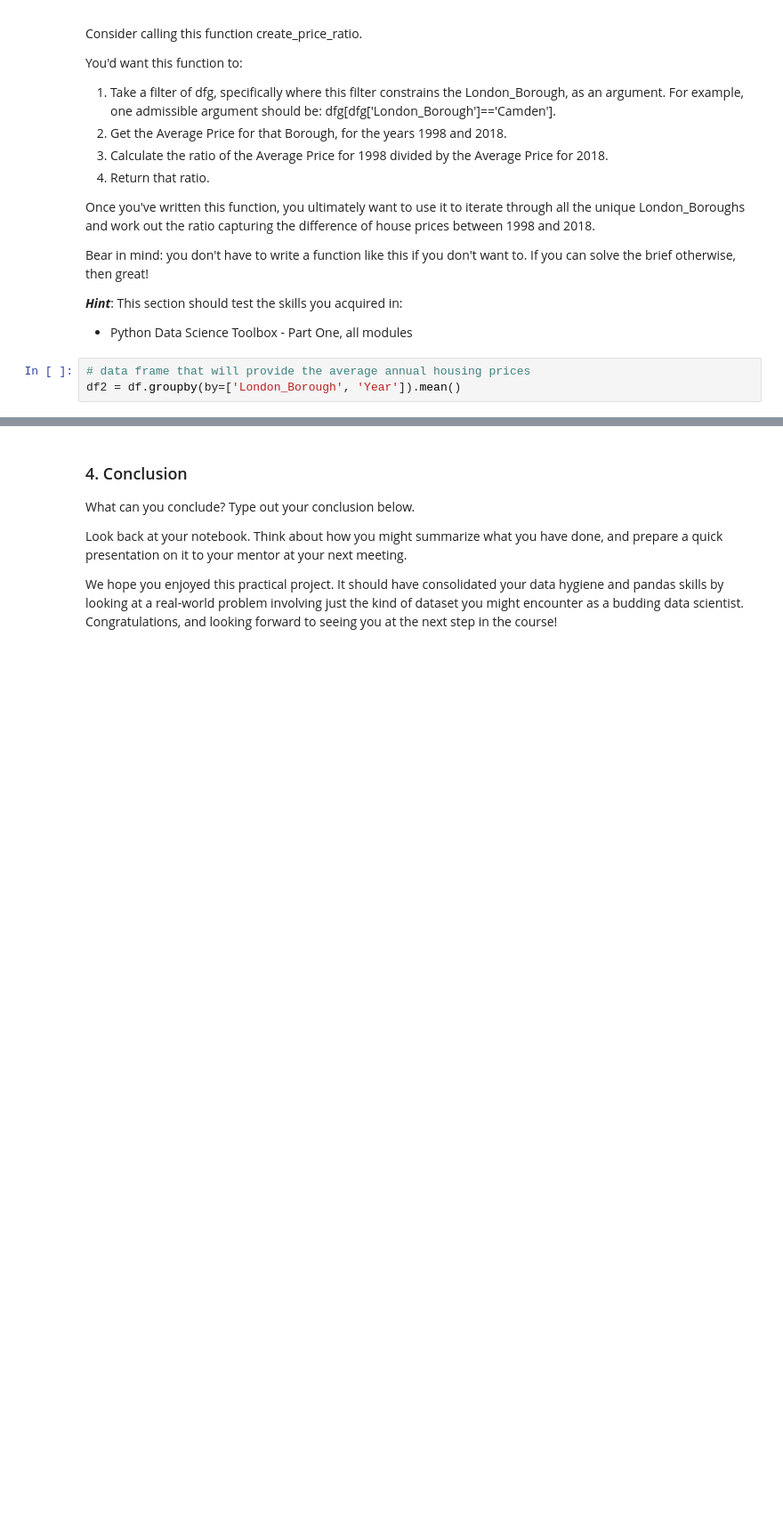
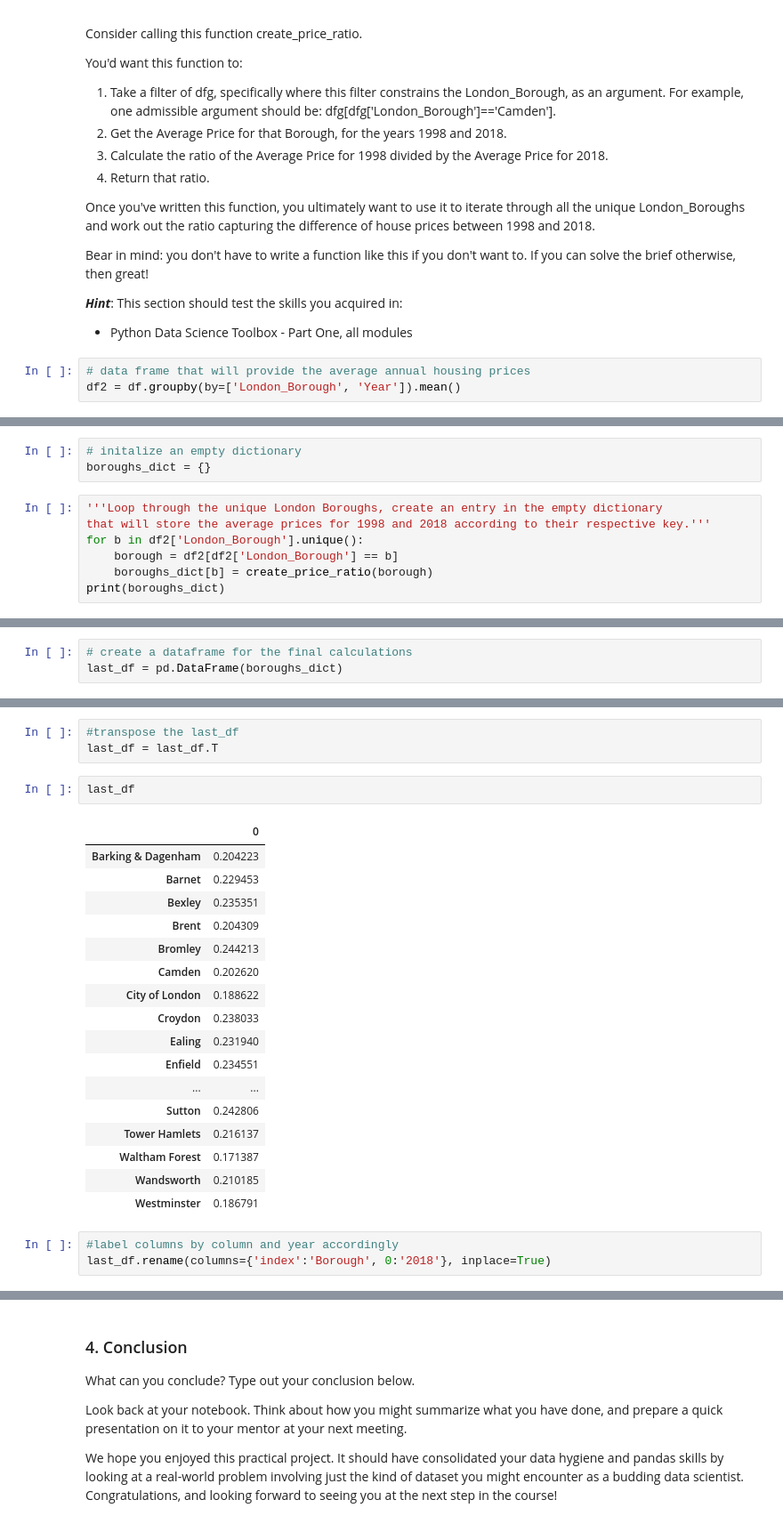
Before and after one commit to pzal8746/Springboard_DSC, a Jupyter notebook: Unit 4 Challenge - Tier 3.ipynb, the cells around one changed output, grey strips where cells are left out. Shown at 89% size. Saved outputs shown, nothing was run; the diff lists cells and outputs as text; blank space fills up the shorter version.

Commit message:
Completed project for London Boroughs

```diff
--- a/Unit 4 Challenge - Tier 3.ipynb
+++ b/Unit 4 Challenge - Tier 3.ipynb
@@ -369,0 +356,10 @@ KeyError: 'London_Borough'
+# %%
+# initalize an empty dictionary
+boroughs_dict = {}
+# %%
+'''Loop through the unique London Boroughs, create an entry in the empty dictionary
+that will store the average prices for 1998 and 2018 according to their respective key.'''
+for b in df2['London_Borough'].unique():
+    borough = df2[df2['London_Borough'] == b]
+    boroughs_dict[b] = create_price_ratio(borough)
+print(boroughs_dict)
@@ -369,0 +368,3 @@ KeyError: 'London_Borough'
+# %%
+# create a dataframe for the final calculations
+last_df = pd.DataFrame(boroughs_dict)
@@ -369,0 +377,26 @@ KeyError: 'London_Borough'
+# %%
+#transpose the last_df
+last_df = last_df.T
+# %%
+last_df
+# %% [output]
+|  | 0 |
+| Barking & Dagenham | 0.204223 |
+| Barnet | 0.229453 |
+| Bexley | 0.235351 |
+| Brent | 0.204309 |
+| Bromley | 0.244213 |
+| Camden | 0.202620 |
+| City of London | 0.188622 |
+| Croydon | 0.238033 |
+| Ealing | 0.231940 |
+| Enfield | 0.234551 |
+| ... | ... |
+| Sutton | 0.242806 |
+| Tower Hamlets | 0.216137 |
+| Waltham Forest | 0.171387 |
+| Wandsworth | 0.210185 |
+| Westminster | 0.186791 |
+# %%
+#label columns by column and year accordingly
+last_df.rename(columns={'index':'Borough', 0:'2018'}, inplace=True)
```
Also changed, not shown: parts of 7 cells of this notebook.
